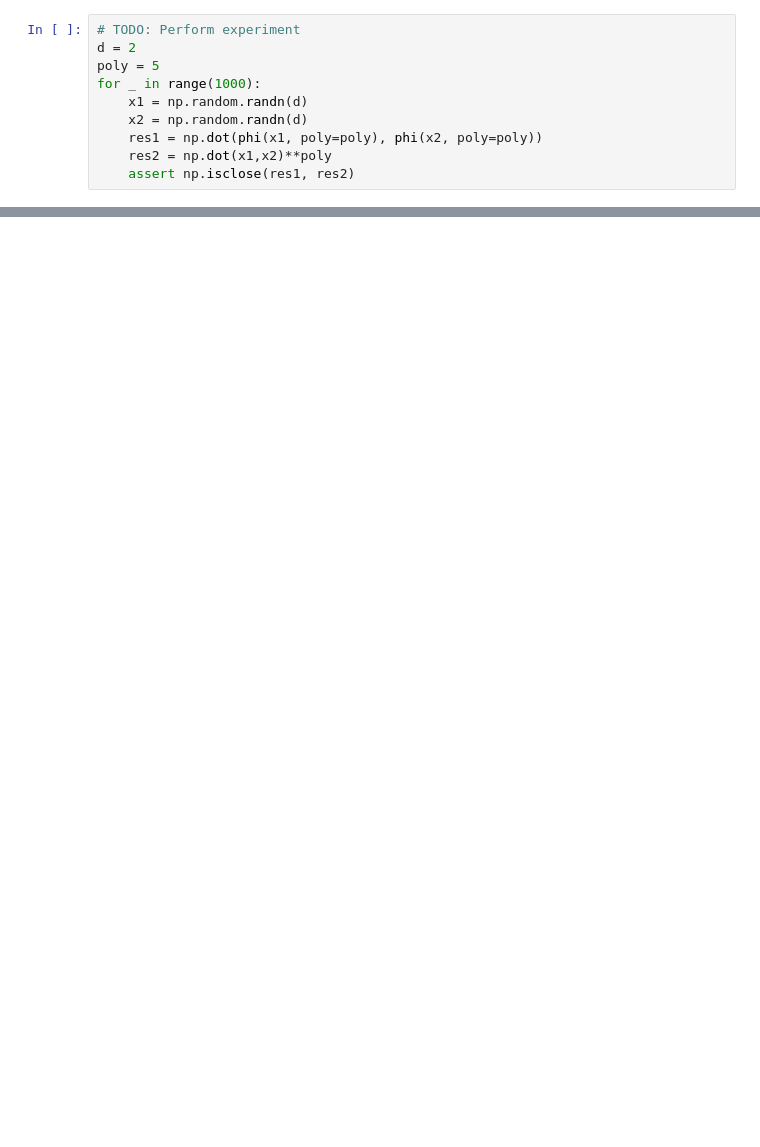
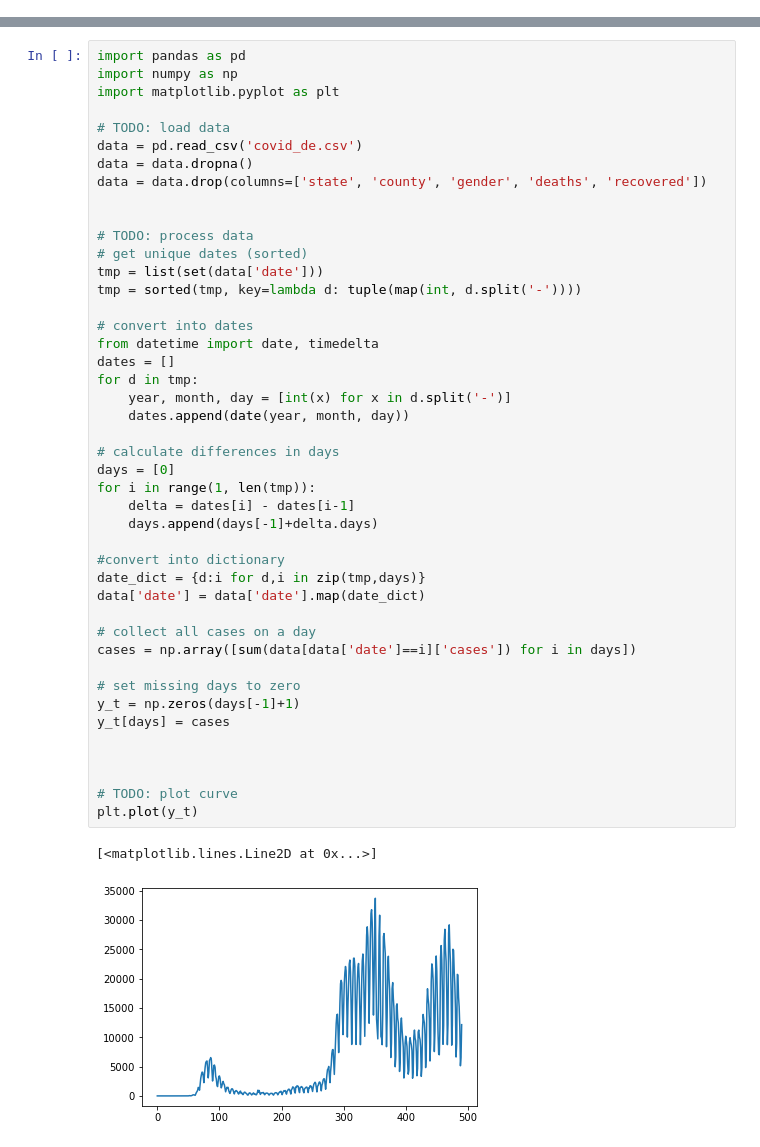
Before and after one commit to matthiasware/AGDML, a Jupyter notebook: exercise_6/solution.ipynb, the cells around one changed output, grey strips where cells are left out. Saved outputs shown, nothing was run; the diff lists cells and outputs as text; blank space fills up the shorter version.

```diff
--- a/exercise_6/solution.ipynb
+++ b/exercise_6/solution.ipynb
@@ -414,10 +0,0 @@ Hints:
-# %%
-# TODO: Perform experiment
-d = 2
-poly = 5
-for _ in range(1000):
-    x1 = np.random.randn(d)
-    x2 = np.random.randn(d)
-    res1 = np.dot(phi(x1, poly=poly), phi(x2, poly=poly))
-    res2 = np.dot(x1,x2)**poly
-    assert np.isclose(res1, res2)
@@ -610,0 +42,47 @@ np.save('Y.npy', Y)
+# %%
+import pandas as pd
+import numpy as np
+import matplotlib.pyplot as plt
+
+# TODO: load data
+data = pd.read_csv('covid_de.csv')
+data = data.dropna()
+data = data.drop(columns=['state', 'county', 'gender', 'deaths', 'recovered'])
+
+
+# TODO: process data
+# get unique dates (sorted)
+tmp = list(set(data['date']))
+tmp = sorted(tmp, key=lambda d: tuple(map(int, d.split('-'))))
+
+# convert into dates
+from datetime import date, timedelta
+dates = []
+for d in tmp:
+    year, month, day = [int(x) for x in d.split('-')]
+    dates.append(date(year, month, day))
+
+# calculate differences in days
+days = [0]
+for i in range(1, len(tmp)):
+    delta = dates[i] - dates[i-1]
+    days.append(days[-1]+delta.days)
+
+#convert into dictionary
+date_dict = {d:i for d,i in zip(tmp,days)}
+data['date'] = data['date'].map(date_dict)
+
+# collect all cases on a day
+cases = np.array([sum(data[data['date']==i]['cases']) for i in days])
+
+# set missing days to zero
+y_t = np.zeros(days[-1]+1)
+y_t[days] = cases
+
+
+
+# TODO: plot curve
+plt.plot(y_t)
+# %% [output]
+[<matplotlib.lines.Line2D at 0x...>]
+[figure, added]
```
Also changed, not shown: parts of 57 cells of this notebook, 20 other files.
